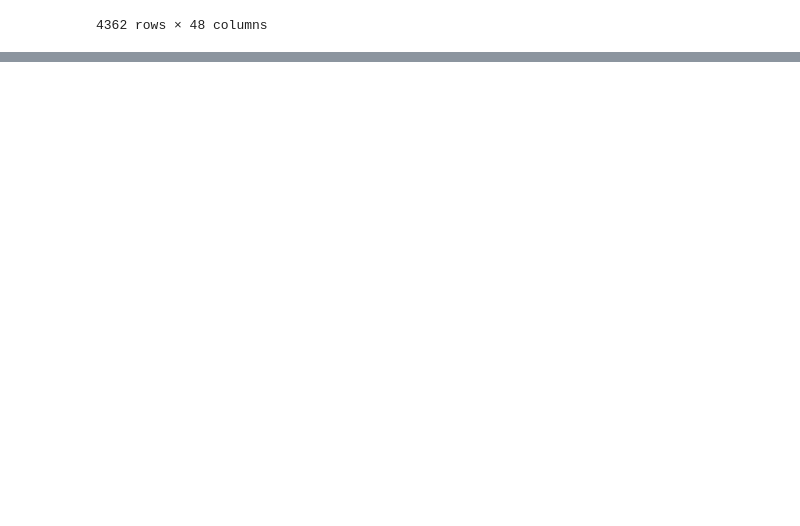
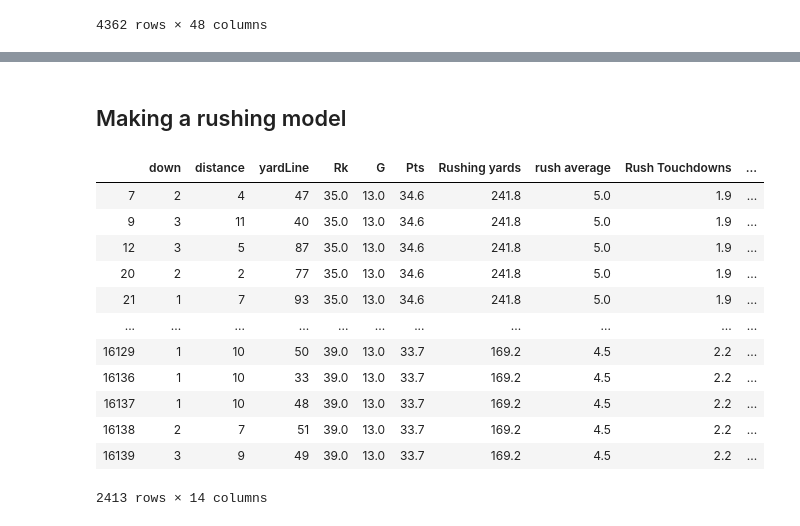
Before and after one commit to nwiatrek/cfb-ml, a Jupyter notebook: Get Drive Result.ipynb, the cells around one changed output, grey strips where cells are left out. Saved outputs shown, nothing was run; the diff lists cells and outputs as text; code cells hidden in the pictures; blank space fills up the shorter version.

```diff
--- a/Get Drive Result.ipynb
+++ b/Get Drive Result.ipynb
@@ -131,0 +378,2 @@ offense
+# %% [markdown]
+##  Making a rushing model
@@ -131,0 +399,2 @@ offense
+# %%
+rushing = offense.query('type == "Rush"')
@@ -131,0 +403,21 @@ offense
+# %%
+rushing_features = rushing[['down', 'distance', 'yardLine', 'Rk', 'G', 'Pts',
+                            'Rushing yards', 'rush average', 'Rush Touchdowns',
+       'Total Offense Plays', 'Total yards', 'total yards per play',
+       'First down by pass', 'First down by rush']]
+# %%
+rushing_features
+# %% [output]
+|  | down | distance | yardLine | Rk | G | Pts | Rushing yards | rush average | Rush Touchdowns | ... |
+| 7 | 2 | 4 | 47 | 35.0 | 13.0 | 34.6 | 241.8 | 5.0 | 1.9 | ... |
+| 9 | 3 | 11 | 40 | 35.0 | 13.0 | 34.6 | 241.8 | 5.0 | 1.9 | ... |
+| 12 | 3 | 5 | 87 | 35.0 | 13.0 | 34.6 | 241.8 | 5.0 | 1.9 | ... |
+| 20 | 2 | 2 | 77 | 35.0 | 13.0 | 34.6 | 241.8 | 5.0 | 1.9 | ... |
+| 21 | 1 | 7 | 93 | 35.0 | 13.0 | 34.6 | 241.8 | 5.0 | 1.9 | ... |
+| ... | ... | ... | ... | ... | ... | ... | ... | ... | ... | ... |
+| 16129 | 1 | 10 | 50 | 39.0 | 13.0 | 33.7 | 169.2 | 4.5 | 2.2 | ... |
+| 16136 | 1 | 10 | 33 | 39.0 | 13.0 | 33.7 | 169.2 | 4.5 | 2.2 | ... |
+| 16137 | 1 | 10 | 48 | 39.0 | 13.0 | 33.7 | 169.2 | 4.5 | 2.2 | ... |
+| 16138 | 2 | 7 | 51 | 39.0 | 13.0 | 33.7 | 169.2 | 4.5 | 2.2 | ... |
+| 16139 | 3 | 9 | 49 | 39.0 | 13.0 | 33.7 | 169.2 | 4.5 | 2.2 | ... |
+2413 rows × 14 columns
```
Also changed, not shown: parts of 61 cells of this notebook, 8 other files.
